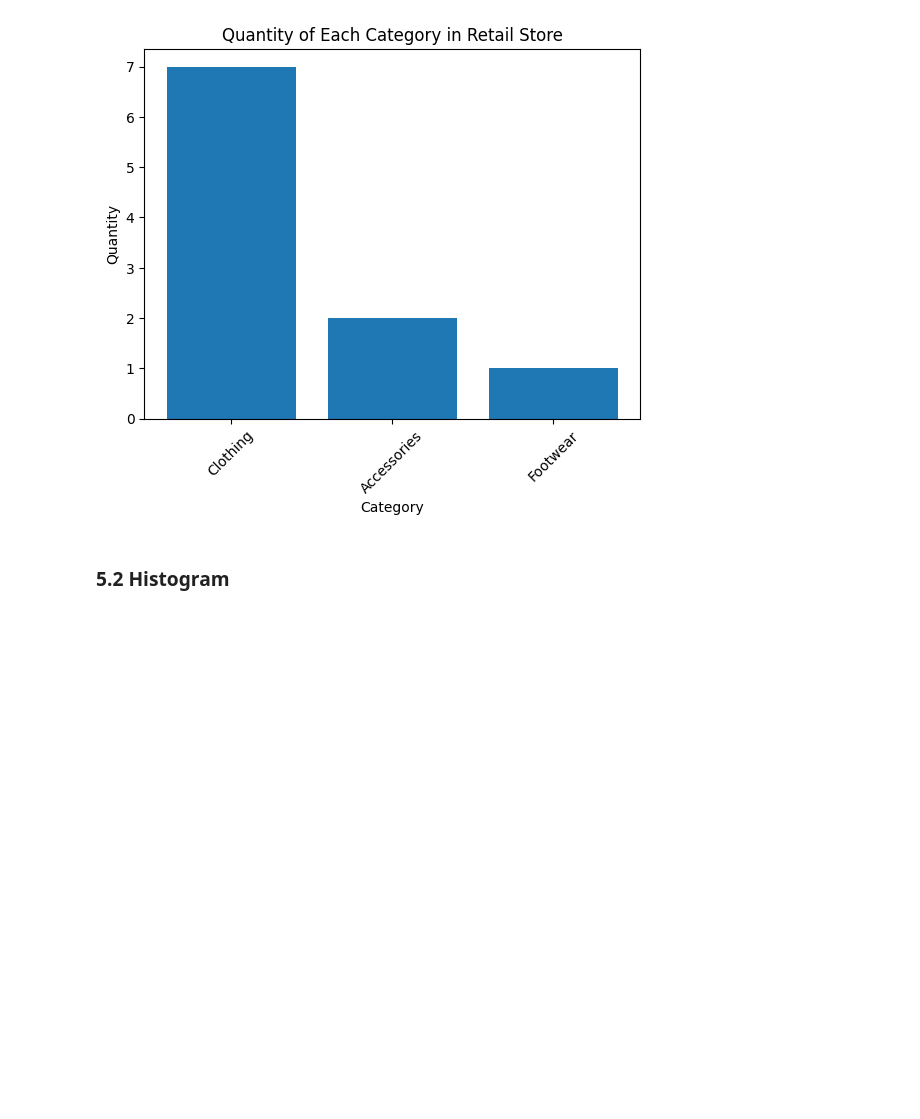
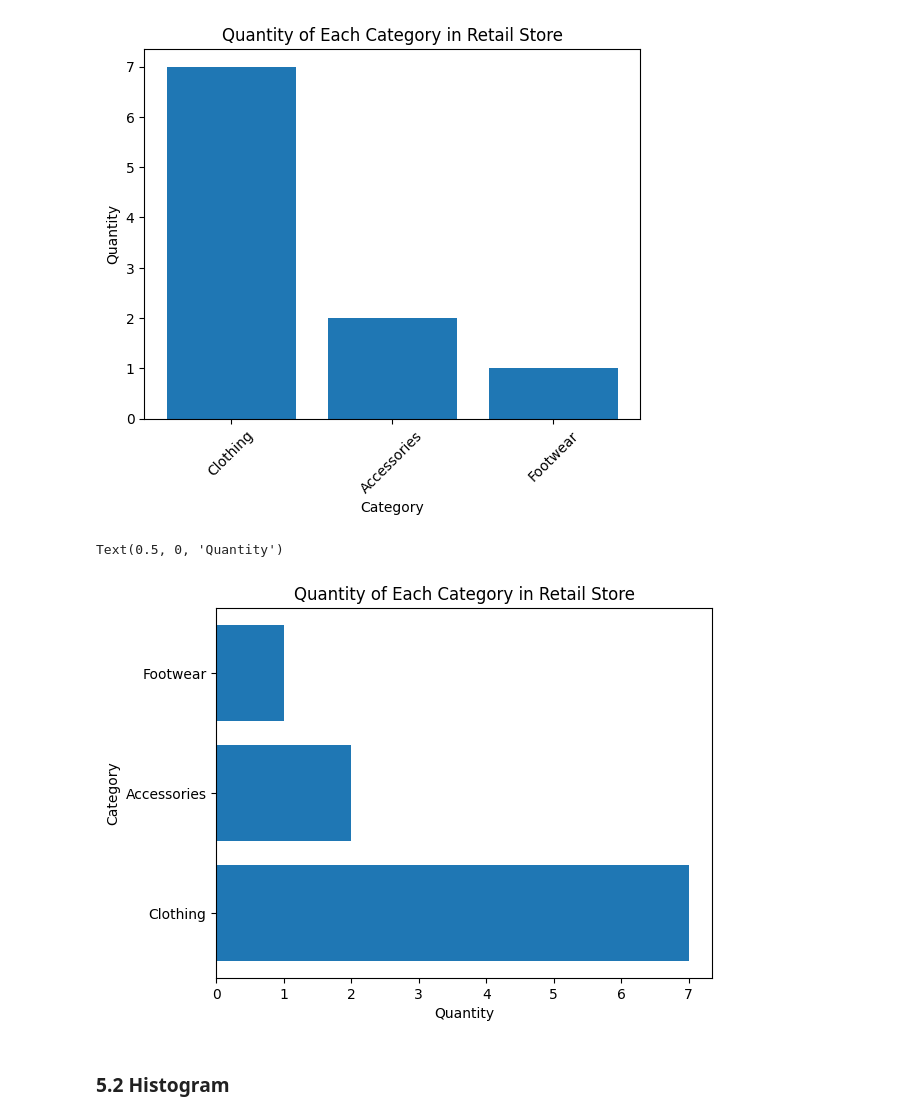
Before and after one commit to ntoitichristine/Data-Science-Moringa-School, a Jupyter notebook: Pandas_practice.ipynb, the cells around one changed output. Drawn from its saved outputs; the diff is of its cells as text; code cells hidden in the pictures; blank space fills up the shorter version.

Commit message:
add horizontal bar plot

```diff
--- a/Pandas_practice.ipynb
+++ b/Pandas_practice.ipynb
@@ -498,6 +498,16 @@ plt.xticks(rotation=45)
 plt.show()
 # %% [output]
 [figure]
+# %%
+plt.barh(category_counts.index, category_counts.values)
+
+# Set the title and labels for the chart
+plt.title("Quantity of Each Category in Retail Store")
+plt.ylabel("Category")
+plt.xlabel("Quantity")
+# %% [output]
+Text(0.5, 0, 'Quantity')
+[figure, added]
 # %% [markdown]
 ### 5.2 Histogram
 # %% [markdown]
```
